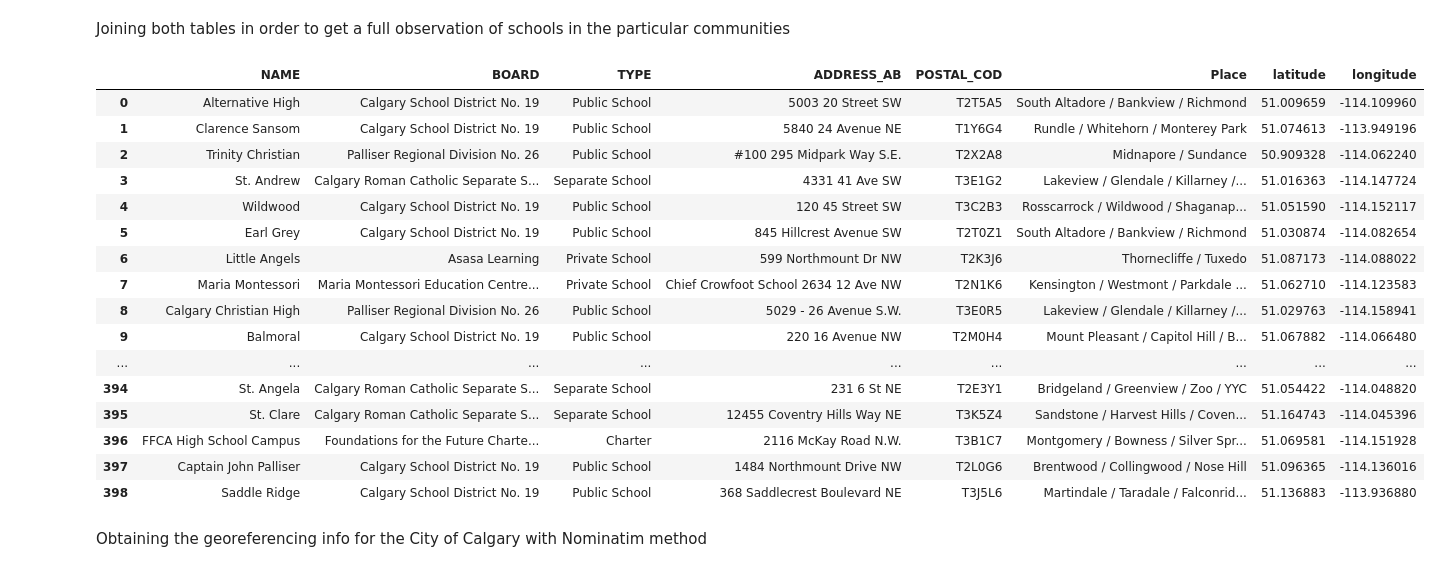
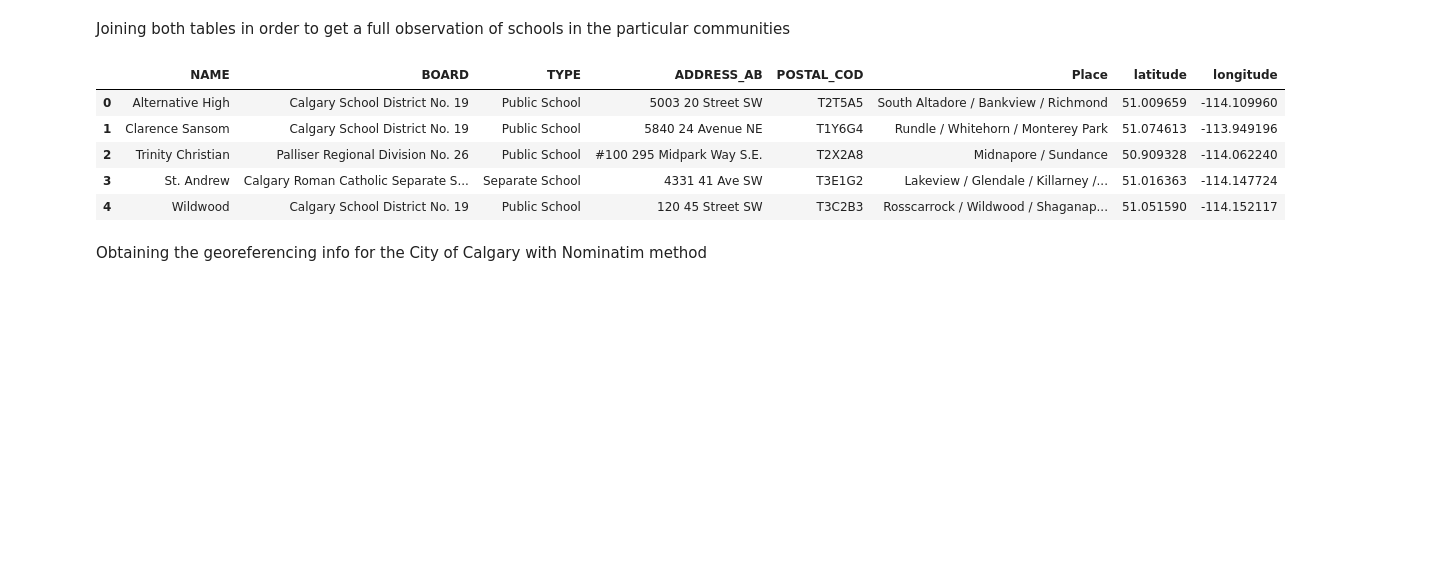
Before and after one commit to vch42754/Repository_for_Capstone, a Jupyter notebook: Assignment_week4.ipynb, the cells around one changed output. Saved outputs shown, nothing was run; the diff lists cells and outputs as text; code cells hidden in the pictures; blank space fills up the shorter version.

```diff
--- a/Assignment_week4.ipynb
+++ b/Assignment_week4.ipynb
@@ -96,30 +96,19 @@ Joining both tables in order to get a full observation of schools in the particu
 # %%
 result = pd.merge(df_data_18,
                  df_data_16,
                  left_on = 'P_Code',
                  right_on = 'Code',
                  how = 'left')
 
 merge_table = result[['NAME','BOARD', 'TYPE', 'ADDRESS_AB','POSTAL_COD','Place','latitude', 'longitude']]
-merge_table
+merge_table.head()
 # %% [output]
 |  | NAME | BOARD | TYPE | ADDRESS_AB | POSTAL_COD | Place | latitude | longitude |
 | 0 | Alternative High | Calgary School District No. 19 | Public School | 5003 20 Street SW | T2T5A5 | South Altadore / Bankview / Richmond | 51.009659 | -114.109960 |
 | 1 | Clarence Sansom | Calgary School District No. 19 | Public School | 5840 24 Avenue NE | T1Y6G4 | Rundle / Whitehorn / Monterey Park | 51.074613 | -113.949196 |
 | 2 | Trinity Christian | Palliser Regional Division No. 26 | Public School | #100 295 Midpark Way S.E. | T2X2A8 | Midnapore / Sundance | 50.909328 | -114.062240 |
 | 3 | St. Andrew | Calgary Roman Catholic Separate S... | Separate School | 4331 41 Ave SW | T3E1G2 | Lakeview / Glendale / Killarney /... | 51.016363 | -114.147724 |
 | 4 | Wildwood | Calgary School District No. 19 | Public School | 120 45 Street SW | T3C2B3 | Rosscarrock / Wildwood / Shaganap... | 51.051590 | -114.152117 |
-| 5 | Earl Grey | Calgary School District No. 19 | Public School | 845 Hillcrest Avenue SW | T2T0Z1 | South Altadore / Bankview / Richmond | 51.030874 | -114.082654 |
-| 6 | Little Angels | Asasa Learning | Private School | 599 Northmount Dr NW | T2K3J6 | Thornecliffe / Tuxedo | 51.087173 | -114.088022 |
-| 7 | Maria Montessori | Maria Montessori Education Centre... | Private School | Chief Crowfoot School 2634 12 Ave NW | T2N1K6 | Kensington / Westmont / Parkdale ... | 51.062710 | -114.123583 |
-| 8 | Calgary Christian High | Palliser Regional Division No. 26 | Public School | 5029 - 26 Avenue S.W. | T3E0R5 | Lakeview / Glendale / Killarney /... | 51.029763 | -114.158941 |
-| 9 | Balmoral | Calgary School District No. 19 | Public School | 220 16 Avenue NW | T2M0H4 | Mount Pleasant / Capitol Hill / B... | 51.067882 | -114.066480 |
-| ... | ... | ... | ... | ... | ... | ... | ... | ... |
-| 394 | St. Angela | Calgary Roman Catholic Separate S... | Separate School | 231 6 St NE | T2E3Y1 | Bridgeland / Greenview / Zoo / YYC | 51.054422 | -114.048820 |
-| 395 | St. Clare | Calgary Roman Catholic Separate S... | Separate School | 12455 Coventry Hills Way NE | T3K5Z4 | Sandstone / Harvest Hills / Coven... | 51.164743 | -114.045396 |
-| 396 | FFCA High School Campus | Foundations for the Future Charte... | Charter | 2116 McKay Road N.W. | T3B1C7 | Montgomery / Bowness / Silver Spr... | 51.069581 | -114.151928 |
-| 397 | Captain John Palliser | Calgary School District No. 19 | Public School | 1484 Northmount Drive NW | T2L0G6 | Brentwood / Collingwood / Nose Hill | 51.096365 | -114.136016 |
-| 398 | Saddle Ridge | Calgary School District No. 19 | Public School | 368 Saddlecrest Boulevard NE | T3J5L6 | Martindale / Taradale / Falconrid... | 51.136883 | -113.936880 |
 # %% [markdown]
 Obtaining the georeferencing info for the City of Calgary with Nominatim method
 # %%
```
